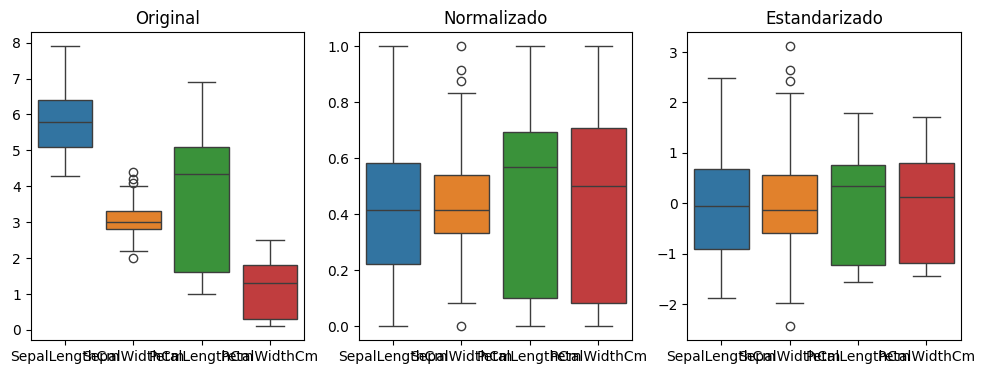
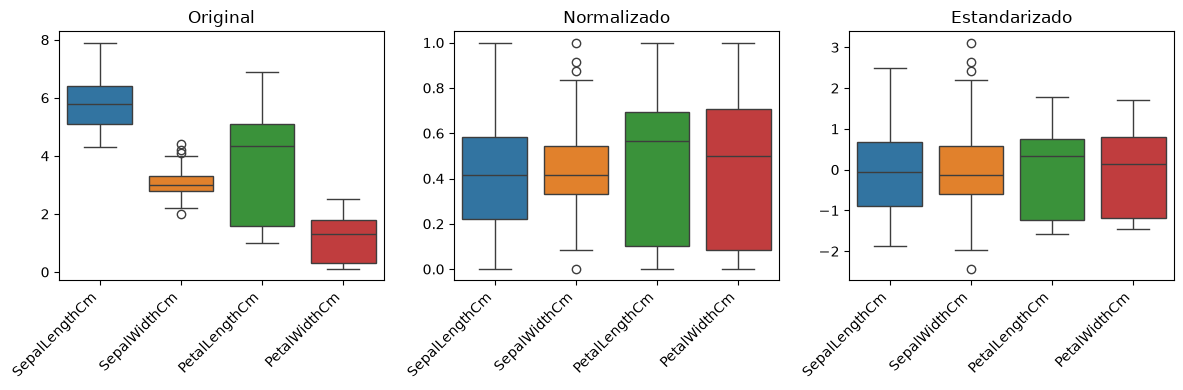
The notebook cell's code change between the first figure and the second:
--- before
+++ after
@@ -5,12 +5,16 @@
 sns.boxplot(data=X)
 plt.title("Original")
+plt.xticks(rotation=45, ha='right') # Rota las etiquetas 45 grados y las alinea bien
 
 plt.subplot(1,3,2)
 sns.boxplot(data=X_norm)
 plt.title("Normalizado")
+plt.xticks(rotation=45, ha='right') # Rota las etiquetas 45 grados y las alinea bien
 
 plt.subplot(1,3,3)
 sns.boxplot(data=X_std)
 plt.title("Estandarizado")
+plt.xticks(rotation=45, ha='right') # Rota las etiquetas 45 grados y las alinea bien
 
+plt.tight_layout() # Ayuda a que no se corte nada en la figura
 plt.show()

Commit: Actualización últimos archivos